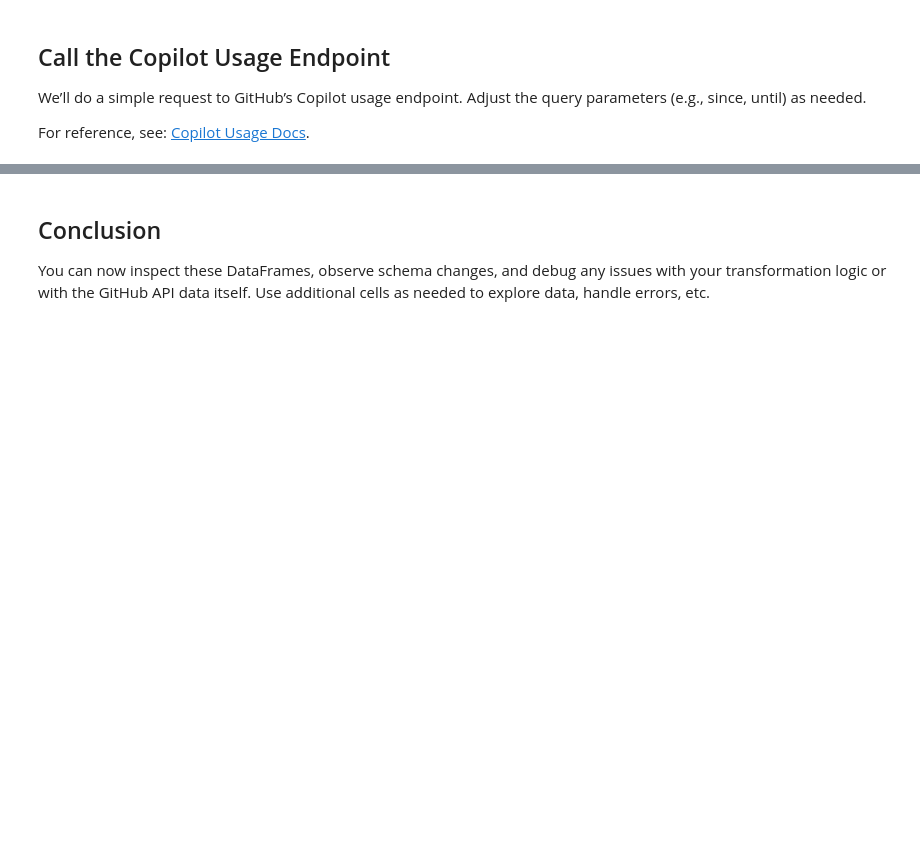
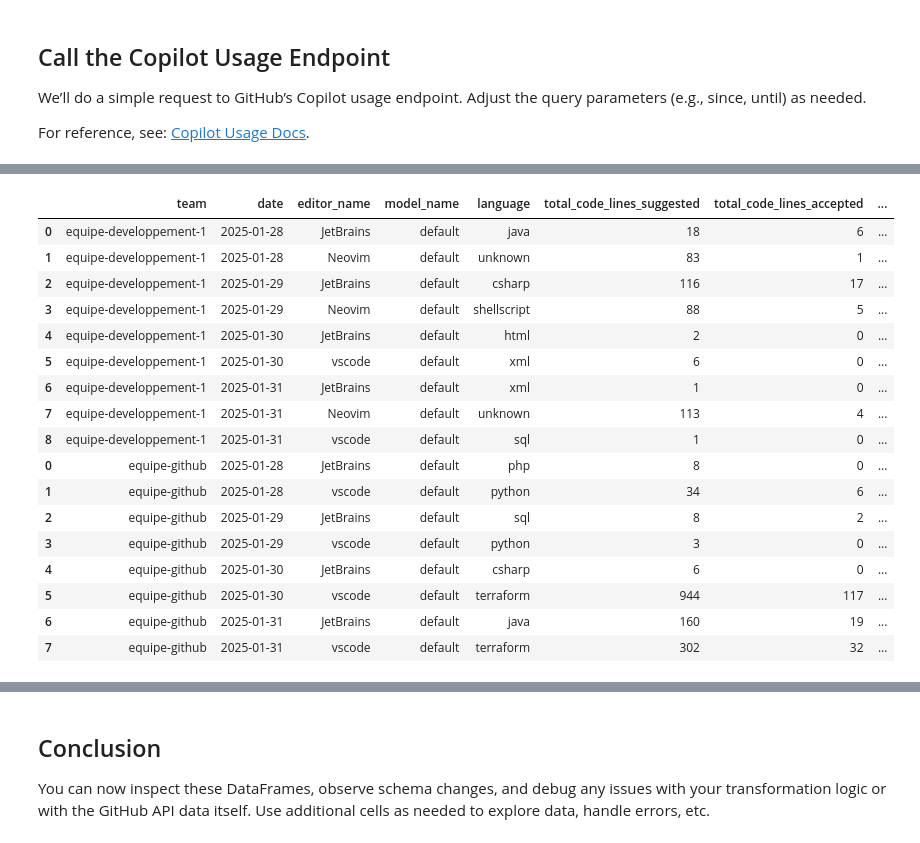
Before and after one commit to devops-opensource/devops-metrics, a Jupyter notebook: notebooks/debug_copilot_usage.ipynb, the cells around one changed output, grey strips where cells are left out. Saved outputs shown, nothing was run; the diff lists cells and outputs as text; code cells hidden in the pictures; blank space fills up the shorter version.

```diff
--- a/notebooks/debug_copilot_usage.ipynb
+++ b/notebooks/debug_copilot_usage.ipynb
@@ -100,2 +119,24 @@ adapted_metrics_per_team
+# %%
+adapted_metrics_completition_per_team = copilot_exporter.adapt_metrics_completions_team(metrics_per_team)
+adapted_metrics_completition_per_team
+# %% [output]
+|  | team | date | editor_name | model_name | language | total_code_lines_suggested | total_code_lines_accepted | ... |
+| 0 | equipe-developpement-1 | 2025-01-28 | JetBrains | default | java | 18 | 6 | ... |
+| 1 | equipe-developpement-1 | 2025-01-28 | Neovim | default | unknown | 83 | 1 | ... |
+| 2 | equipe-developpement-1 | 2025-01-29 | JetBrains | default | csharp | 116 | 17 | ... |
+| 3 | equipe-developpement-1 | 2025-01-29 | Neovim | default | shellscript | 88 | 5 | ... |
+| 4 | equipe-developpement-1 | 2025-01-30 | JetBrains | default | html | 2 | 0 | ... |
+| 5 | equipe-developpement-1 | 2025-01-30 | vscode | default | xml | 6 | 0 | ... |
+| 6 | equipe-developpement-1 | 2025-01-31 | JetBrains | default | xml | 1 | 0 | ... |
+| 7 | equipe-developpement-1 | 2025-01-31 | Neovim | default | unknown | 113 | 4 | ... |
+| 8 | equipe-developpement-1 | 2025-01-31 | vscode | default | sql | 1 | 0 | ... |
+| 0 | equipe-github | 2025-01-28 | JetBrains | default | php | 8 | 0 | ... |
+| 1 | equipe-github | 2025-01-28 | vscode | default | python | 34 | 6 | ... |
+| 2 | equipe-github | 2025-01-29 | JetBrains | default | sql | 8 | 2 | ... |
+| 3 | equipe-github | 2025-01-29 | vscode | default | python | 3 | 0 | ... |
+| 4 | equipe-github | 2025-01-30 | JetBrains | default | csharp | 6 | 0 | ... |
+| 5 | equipe-github | 2025-01-30 | vscode | default | terraform | 944 | 117 | ... |
+| 6 | equipe-github | 2025-01-31 | JetBrains | default | java | 160 | 19 | ... |
+| 7 | equipe-github | 2025-01-31 | vscode | default | terraform | 302 | 32 | ... |
 # %%
 global_metrics = copilot_exporter.extract_metrics_global()
```
Also changed, not shown: parts of 19 cells of this notebook.
